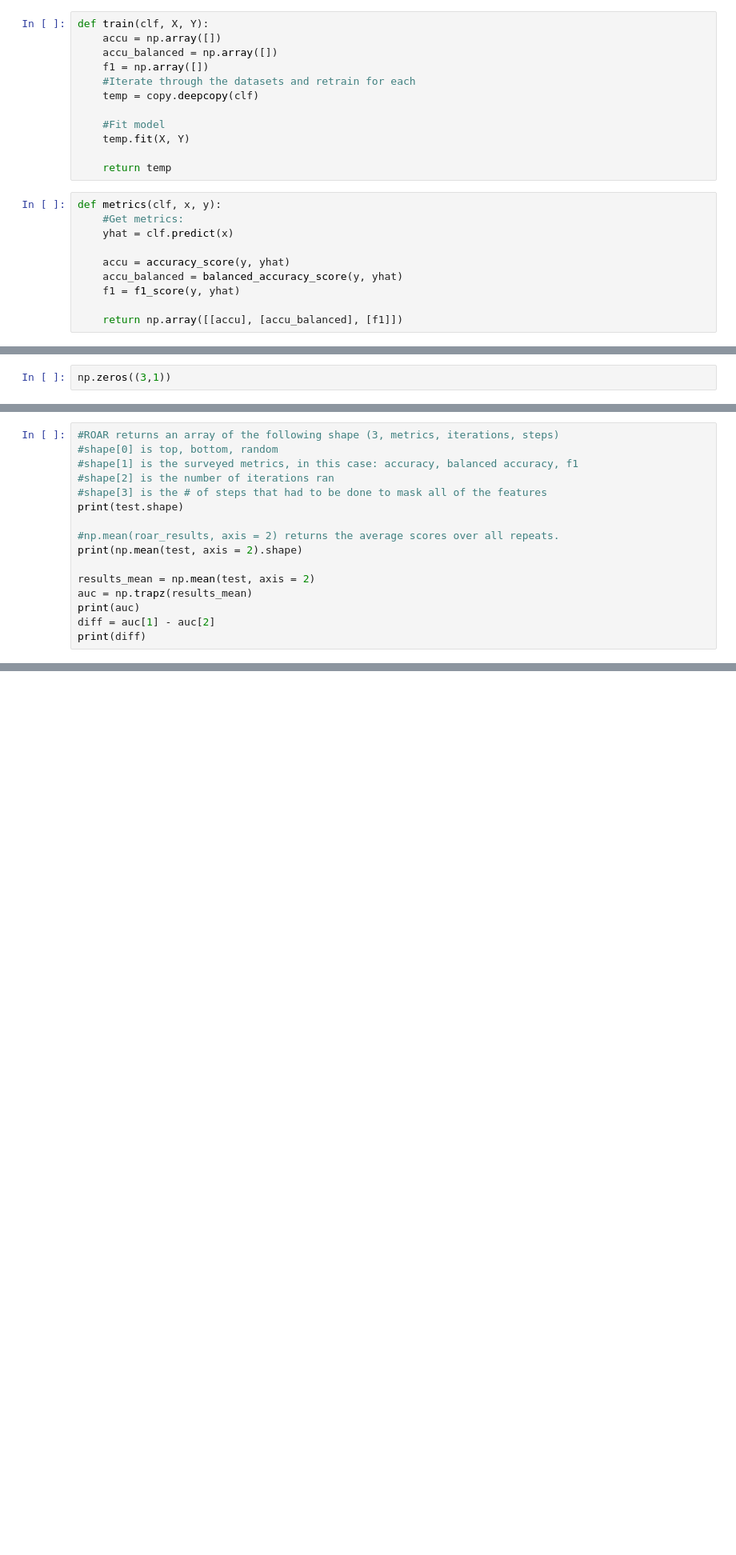
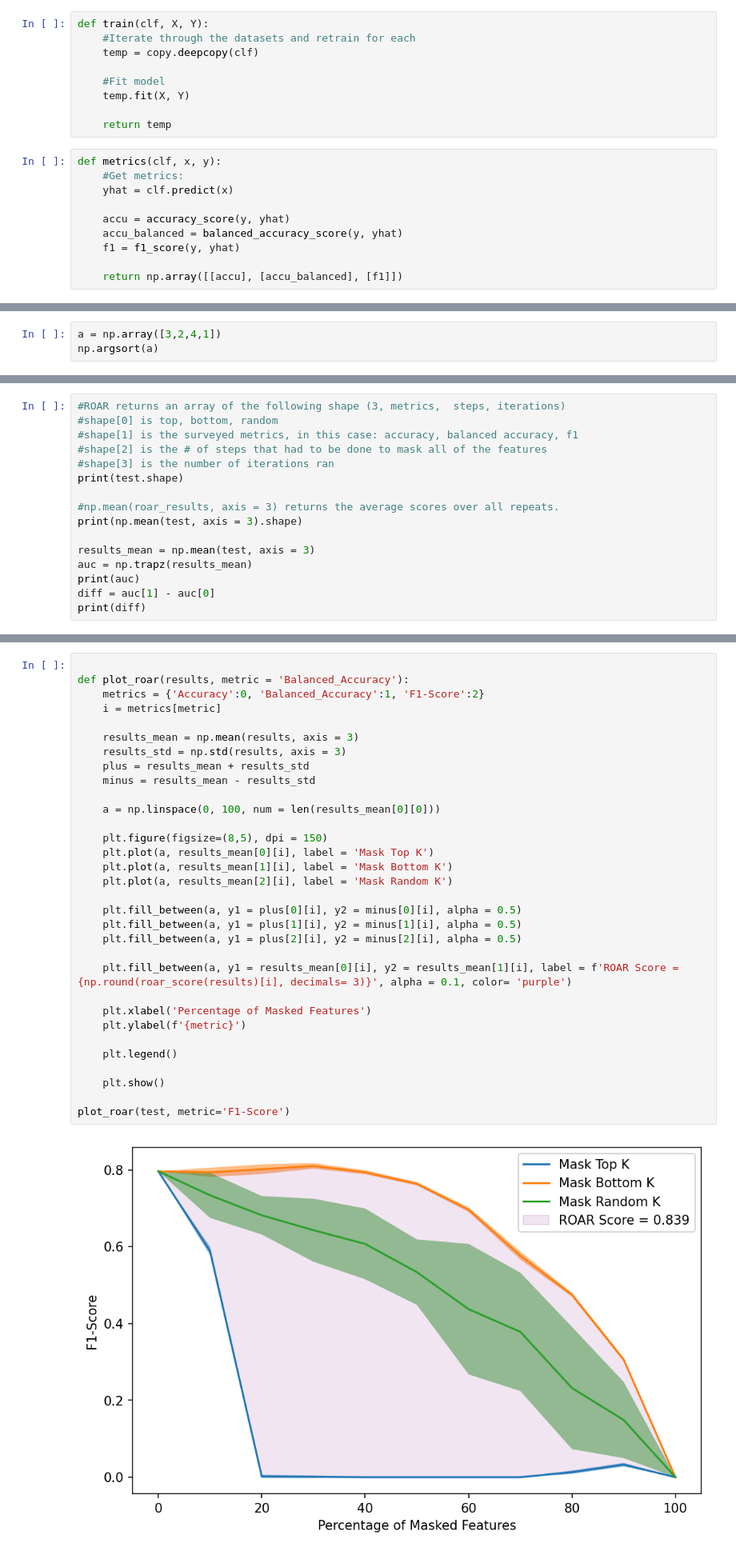
Before and after one commit to edpclau/ROAR-for-Scikit, a Jupyter notebook: New Shap API.ipynb, the cells around one changed output, grey strips where cells are left out. Shown at 80% size. Cells and saved outputs as stored; diff of their text form; blank space fills up the shorter version.

```diff
--- a/New Shap API.ipynb
+++ b/New Shap API.ipynb
@@ -44,9 +44,6 @@ array([ 2,  0, 14,  8, 11,  1,  3, 16, 15, 18, 13,  6,  5, 17, 10, 12,  4,
         9,  7, 19])
 # %%
 def train(clf, X, Y):
-    accu = np.array([])
-    accu_balanced = np.array([])
-    f1 = np.array([])
     #Iterate through the datasets and retrain for each
     temp = copy.deepcopy(clf)
 
@@ -83,5 +80,6 @@ def explain(clf, X, x, explainer = shap.explainers.Permutation):
     ranks
     return ranks
 # %%
-np.zeros((3,1))
+a = np.array([3,2,4,1])
+np.argsort(a)
 # %% [output]
@@ -251,19 +211,19 @@ Bottom
 Random
 [interactive output not drawn]
 # %%
-#ROAR returns an array of the following shape (3, metrics, iterations, steps)
+#ROAR returns an array of the following shape (3, metrics,  steps, iterations)
 #shape[0] is top, bottom, random
 #shape[1] is the surveyed metrics, in this case: accuracy, balanced accuracy, f1
-#shape[2] is the number of iterations ran
-#shape[3] is the # of steps that had to be done to mask all of the features
+#shape[2] is the # of steps that had to be done to mask all of the features
+#shape[3] is the number of iterations ran
 print(test.shape)
 
-#np.mean(roar_results, axis = 2) returns the average scores over all repeats.
-print(np.mean(test, axis = 2).shape)
+#np.mean(roar_results, axis = 3) returns the average scores over all repeats.
+print(np.mean(test, axis = 3).shape)
 
-results_mean = np.mean(test, axis = 2)
+results_mean = np.mean(test, axis = 3)
 auc = np.trapz(results_mean)
 print(auc)
-diff = auc[1] - auc[2]
+diff = auc[1] - auc[0]
 print(diff)
 # %% [output]
@@ -287,0 +254,34 @@ array([-0.04408263, -0.28708624, -0.78491211])
+# %%
+
+def plot_roar(results, metric = 'Balanced_Accuracy'):
+    metrics = {'Accuracy':0, 'Balanced_Accuracy':1, 'F1-Score':2}
+    i = metrics[metric]
+
+    results_mean = np.mean(results, axis = 3)
+    results_std = np.std(results, axis = 3)
+    plus = results_mean + results_std
+    minus = results_mean - results_std
+
+    a = np.linspace(0, 100, num = len(results_mean[0][0]))
+
+    plt.figure(figsize=(8,5), dpi = 150)
+    plt.plot(a, results_mean[0][i], label = 'Mask Top K')
+    plt.plot(a, results_mean[1][i], label = 'Mask Bottom K')
+    plt.plot(a, results_mean[2][i], label = 'Mask Random K')
+
+    plt.fill_between(a, y1 = plus[0][i], y2 = minus[0][i], alpha = 0.5)
+    plt.fill_between(a, y1 = plus[1][i], y2 = minus[1][i], alpha = 0.5)
+    plt.fill_between(a, y1 = plus[2][i], y2 = minus[2][i], alpha = 0.5)
+
+    plt.fill_between(a, y1 = results_mean[0][i], y2 = results_mean[1][i], label = f'ROAR Score = {np.round(roar_score(results)[i], decimals= 3)}', alpha = 0.1, color= 'purple')
+
+    plt.xlabel('Percentage of Masked Features')
+    plt.ylabel(f'{metric}')
+
+    plt.legend()
+
+    plt.show()
+
+plot_roar(test, metric='F1-Score')
+# %% [output]
+[figure, added]
```
Also changed, not shown: parts of 11 cells of this notebook.
